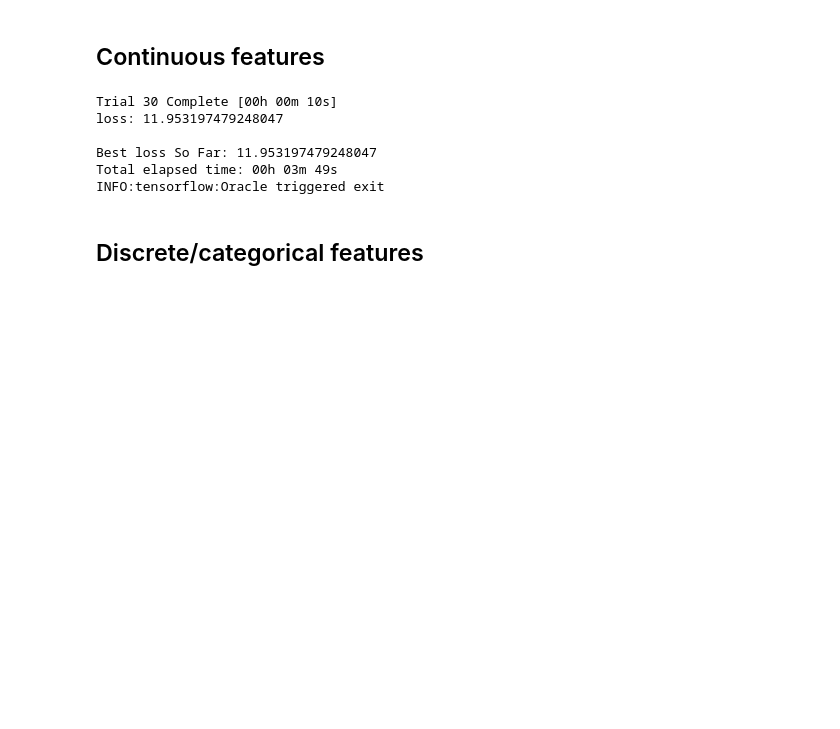
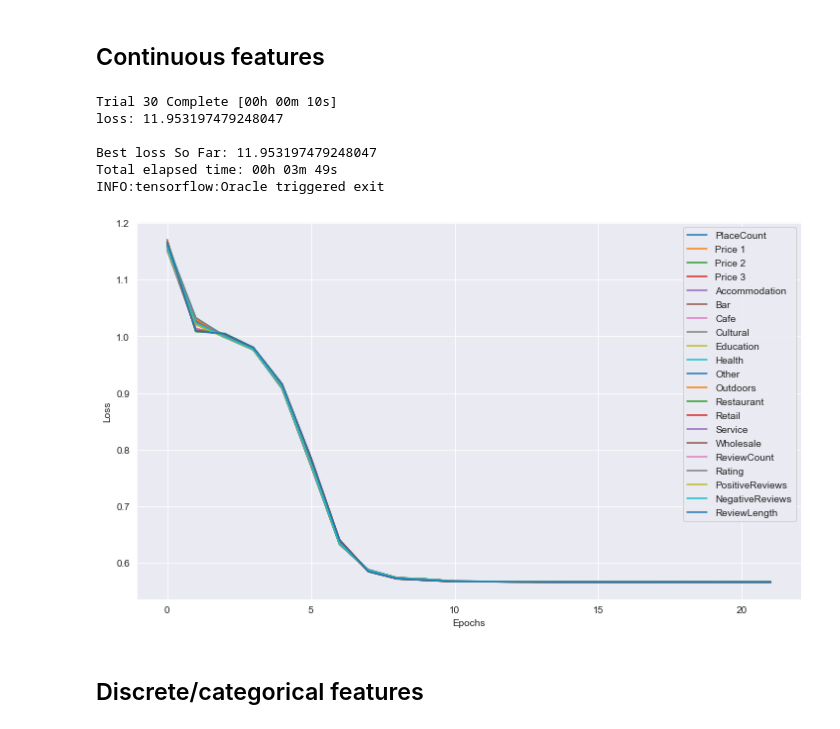
Before and after one commit to jesperhauch/GoogleLocalReviews, a Jupyter notebook: SpaceEmbeddings.ipynb, the cells around one changed output. Drawn from its saved outputs; the diff is of its cells as text; code cells hidden in the pictures; blank space fills up the shorter version.

```diff
--- a/SpaceEmbeddings.ipynb
+++ b/SpaceEmbeddings.ipynb
@@ -125,3 +122,12 @@ hypermodel.save_weights("embeddings/continuous_model.h5")
+# %%
+for idx, (key, value) in enumerate(hypermodel.history.history.items()):
+    if key != "loss":
+        plt.plot(hypermodel.history.epoch, value, label=y.columns[idx-1])
+plt.ylabel("Loss")
+plt.xlabel("Epochs");
+plt.legend();
+# %% [output]
+[figure, added]
 # %%
 weights = hypermodel.layers[1].get_weights()[0].tolist()
 grids = df.Grid.values
```
Also changed, not shown: parts of 7 cells of this notebook, 2 other files.
